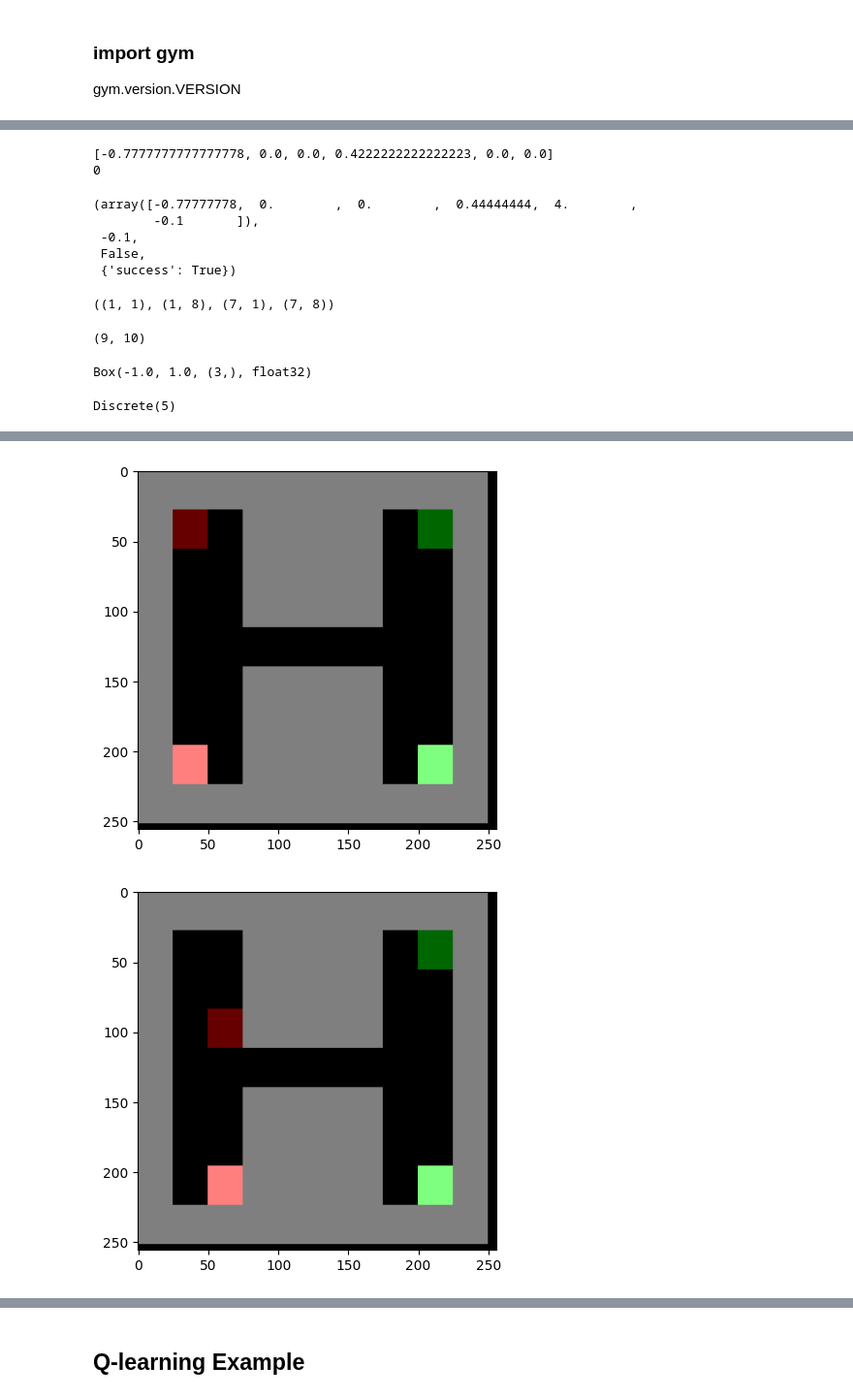
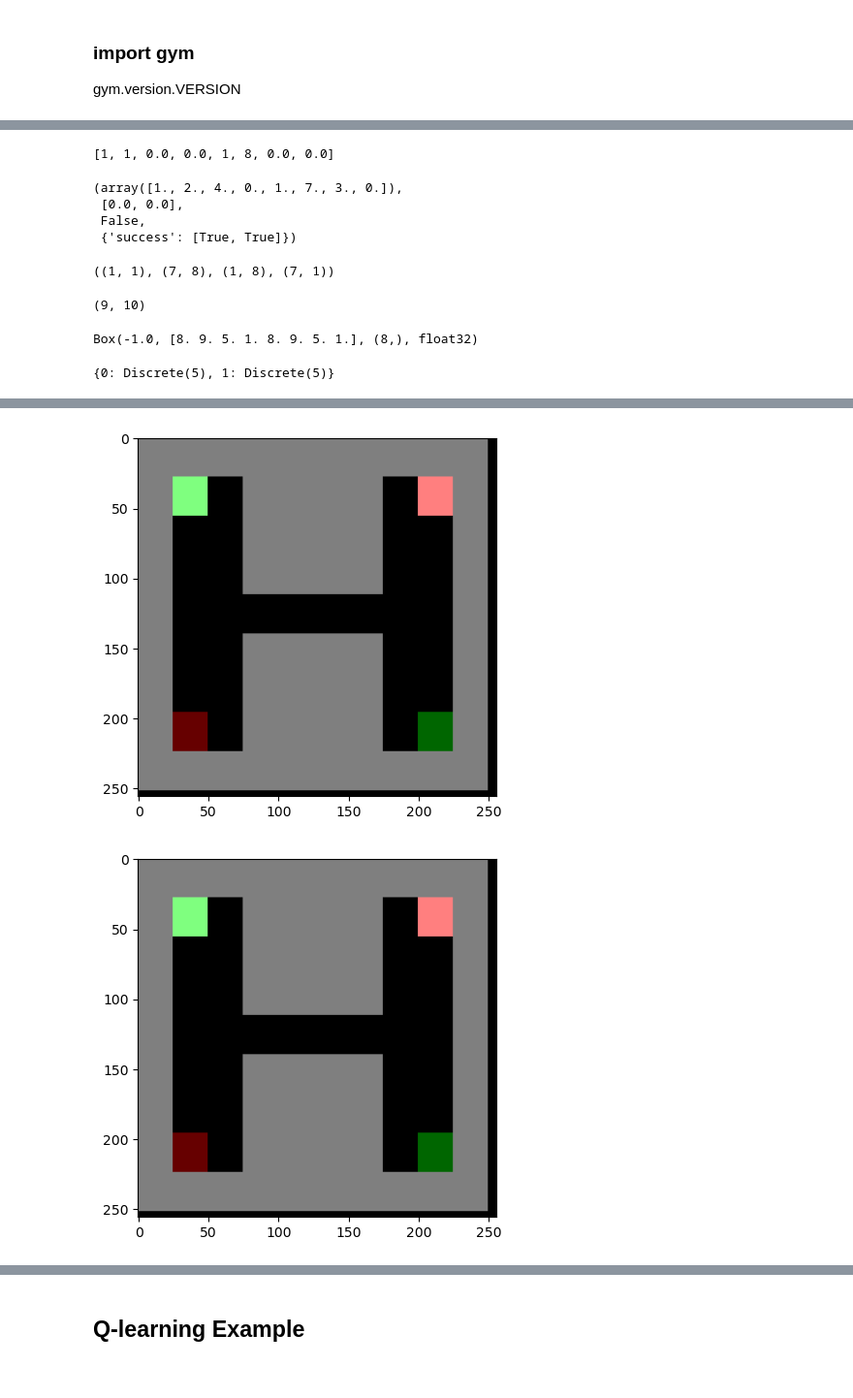
Before and after one commit to maxjappert/multi-agent_distral, a Jupyter notebook: GridWorld-Test.ipynb, the cells around one changed output, grey strips where cells are left out. Shown: that part at 97% size. Saved outputs shown, nothing was run; the diff lists cells and outputs as text; code cells hidden in the pictures.

Commit message:
Made agents take actions at the same time. Adapted environment logic.
Fixed environment#

```diff
--- a/GridWorld-Test.ipynb
+++ b/GridWorld-Test.ipynb
@@ -21,21 +19,19 @@ Box(-1.0, 1.0, (3,), float32)
 # %%
 print(env.reset())
-print(env.action_space.sample())
-env.step(env.action_space.sample(), agent_idx=0)
-env.step(env.action_space.sample(), agent_idx=1)
+#print(env.action_space.sample())
+env.step([env.action_space[0].sample(),env.action_space[1].sample()])
+#env.step(env.action_space.sample())
 # %% [output]
-[-0.7777777777777778, 0.0, 0.0, 0.4222222222222223, 0.0, 0.0]
-0
+[1, 1, 0.0, 0.0, 1, 8, 0.0, 0.0]
-(array([-0.77777778,  0.        ,  0.        ,  0.44444444,  4.        ,
-        -0.1       ]),
- -0.1,
+(array([1., 2., 4., 0., 1., 7., 3., 0.]),
+ [0.0, 0.0],
  False,
- {'success': True})
+ {'success': [True, True]})
 # %%
 env.verbose = True
 print( env._get_agents_start_target_state())
 # %% [output]
-((1, 1), (1, 8), (7, 1), (7, 8))
+((1, 1), (7, 8), (1, 8), (7, 1))
 # %%
 env.grid_map_shape
 # %% [output]
@@ -43,23 +39,22 @@ env.grid_map_shape
 # %%
 env.observation_space
 # %% [output]
-Box(-1.0, 1.0, (3,), float32)
+Box(-1.0, [8. 9. 5. 1. 8. 9. 5. 1.], (8,), float32)
 # %%
 env.action_space
 # %% [output]
-Discrete(5)
+{0: Discrete(5), 1: Discrete(5)}
 # %%
 # Try random policy, seems to work
-env.reset()
+print(env.reset())
 env.render()
 print('State \t\t\t\t - Reward')
 for i in range(5):
-    for agent_idx in range(2):
-        move = env.action_space.sample()
-        obs , reward, _, _ =  env.step(move, agent_idx)
-        print(obs,'\t\t\t',reward)
+    move0,move1 = env.action_space[0].sample(),env.action_space[1].sample()
+    obs , rewards, _, _ =  env.step([move0,move1])
+    print(obs,'\t\t\t',rewards)
 
-env.render()
+    env.render()
 
 print('Total episode reward: ', env.episode_total_reward)
 # %% [output]
@@ -78,2 +69,2 @@ Total episode reward:  -2.5000000000000004
-[figure, old version]
+[figure, new version]
-[figure, old version]
+[figure, new version]
```
Also changed, not shown: parts of 5 cells of this notebook, 2 other files.
